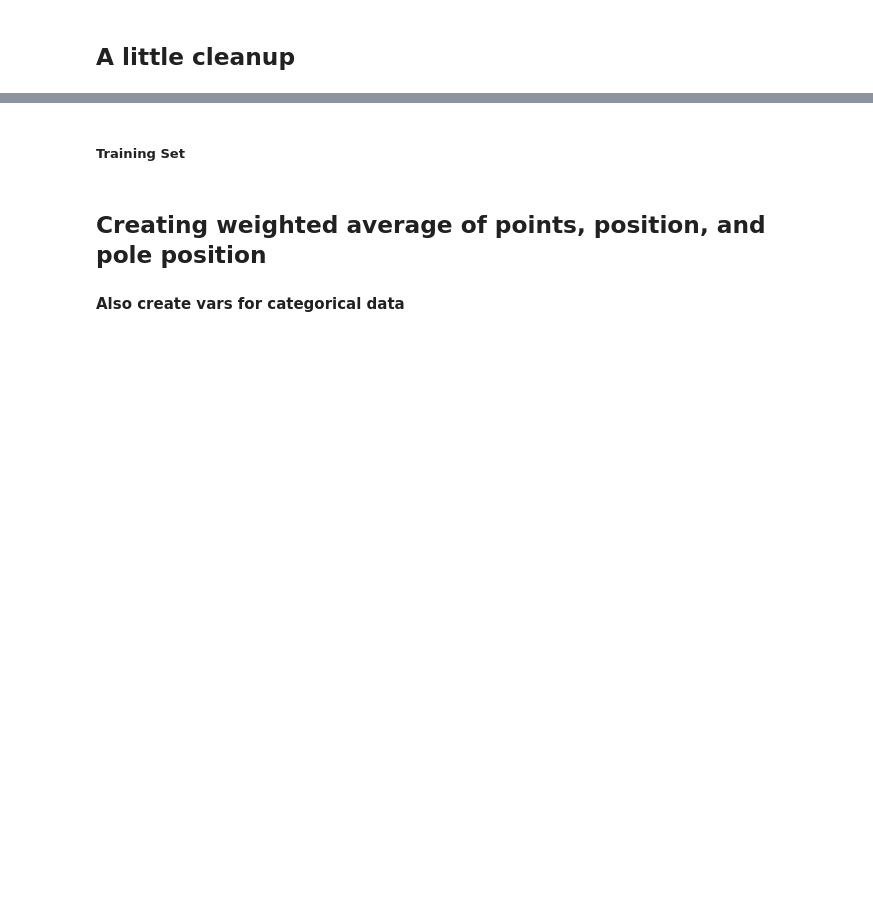
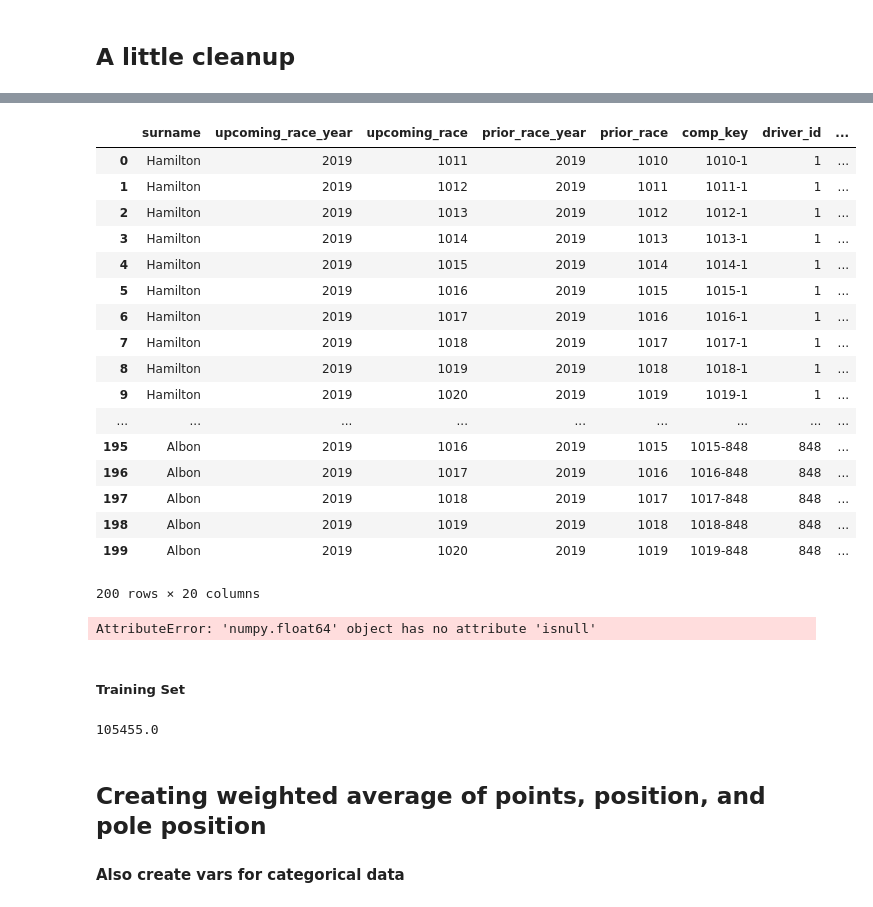
Before and after one commit to drewilliams22/f1, a Jupyter notebook: python_bash_trials/csv_dump/csv_headers.ipynb, the cells around one changed output, grey strips where cells are left out. Cells and saved outputs as stored; diff of their text form; code cells hidden in the pictures; blank space fills up the shorter version.

```diff
--- a/python_bash_trials/csv_dump/csv_headers.ipynb
+++ b/python_bash_trials/csv_dump/csv_headers.ipynb
@@ -236,5 +288,43 @@ base_query_1.head()
+# %%
+# Fill missing Values for Q1
+base_query_1.q1_z.max() # 3.6397266253351455
+
+q1_z_max = 4
+
+base_query_1['q1_z'] = base_query_1['q1_z'].fillna(q1_z_max)
+base_query_1['q2_z'] = base_query_1['q2_z'].fillna(base_query_1.q1_z)
+base_query_1['q3_z'] = base_query_1['q3_z'].fillna((base_query_1.q1_z + base_query_1.q1_z)/2)
+
+base_query_1
+# %% [output]
+|  | surname | upcoming_race_year | upcoming_race | prior_race_year | prior_race | comp_key | driver_id | ... |
+| 0 | Hamilton | 2019 | 1011 | 2019 | 1010 | 1010-1 | 1 | ... |
+| 1 | Hamilton | 2019 | 1012 | 2019 | 1011 | 1011-1 | 1 | ... |
+| 2 | Hamilton | 2019 | 1013 | 2019 | 1012 | 1012-1 | 1 | ... |
+| 3 | Hamilton | 2019 | 1014 | 2019 | 1013 | 1013-1 | 1 | ... |
+| 4 | Hamilton | 2019 | 1015 | 2019 | 1014 | 1014-1 | 1 | ... |
+| 5 | Hamilton | 2019 | 1016 | 2019 | 1015 | 1015-1 | 1 | ... |
+| 6 | Hamilton | 2019 | 1017 | 2019 | 1016 | 1016-1 | 1 | ... |
+| 7 | Hamilton | 2019 | 1018 | 2019 | 1017 | 1017-1 | 1 | ... |
+| 8 | Hamilton | 2019 | 1019 | 2019 | 1018 | 1018-1 | 1 | ... |
+| 9 | Hamilton | 2019 | 1020 | 2019 | 1019 | 1019-1 | 1 | ... |
+| ... | ... | ... | ... | ... | ... | ... | ... | ... |
+| 195 | Albon | 2019 | 1016 | 2019 | 1015 | 1015-848 | 848 | ... |
+| 196 | Albon | 2019 | 1017 | 2019 | 1016 | 1016-848 | 848 | ... |
+| 197 | Albon | 2019 | 1018 | 2019 | 1017 | 1017-848 | 848 | ... |
+| 198 | Albon | 2019 | 1019 | 2019 | 1018 | 1018-848 | 848 | ... |
+| 199 | Albon | 2019 | 1020 | 2019 | 1019 | 1019-848 | 848 | ... |
+200 rows × 20 columns
+# %%
+base_query_1.q1_z[0].isnull()
+# %% [output]
+AttributeError: 'numpy.float64' object has no attribute 'isnull'
 # %% [markdown]
 ##### Training Set
+# %%
+max_q1 = base_query_1.q1.max()
+# %% [output]
+105455.0
 # %%
 base_query_train = base_query_1.dropna()
 base_query_train = base_query_train[base_query_train.prior_position_driver != 'DNF'] # Drop DNF Results
```
Also changed, not shown: parts of 5 cells of this notebook.
